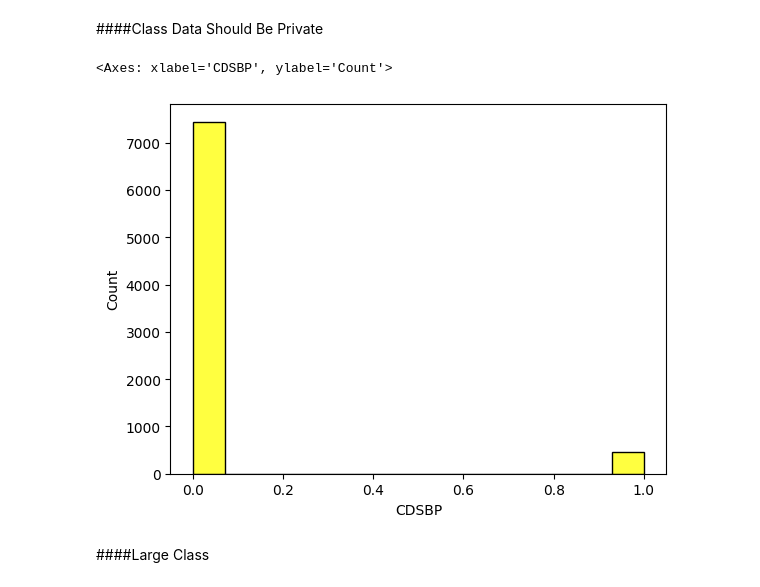
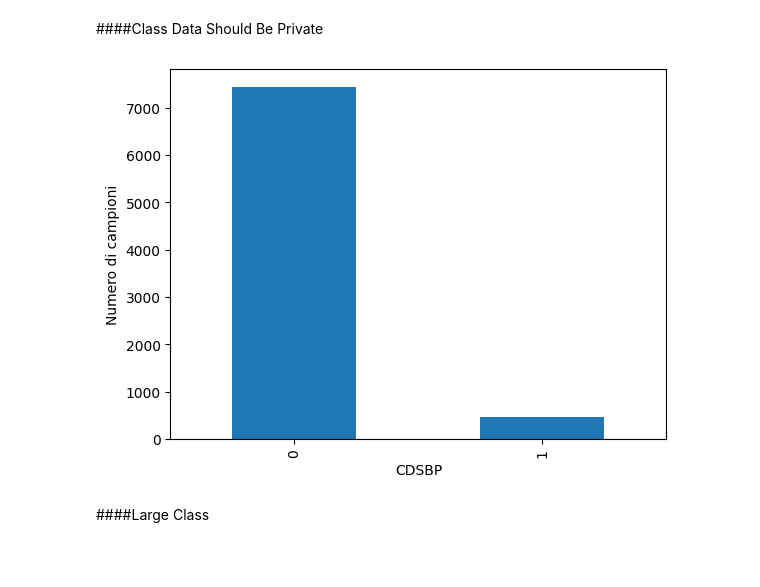
Before and after one commit to DarioDeMaio/Code_Smells_NLP, a Jupyter notebook: NLP_module/final_module.ipynb, the cells around one changed output. Saved outputs shown, nothing was run; the diff lists cells and outputs as text; code cells hidden in the pictures; blank space fills up the shorter version.

```diff
--- a/NLP_module/final_module.ipynb
+++ b/NLP_module/final_module.ipynb
@@ -279,9 +287,21 @@ sns.histplot(df['CC'], legend=True, color='yellow')
 # %% [markdown]
 ####Class Data Should Be Private
-# %%
-sns.histplot(df['CDSBP'], legend=True, color='yellow')
-# %% [output]
-<Axes: xlabel='CDSBP', ylabel='Count'>
-[figure, removed]
+# %%
+# sns.histplot(df['CDSBP'], legend=True, color='yellow')
+
+# Calcola la distribuzione delle etichette nel dataset
+distribuzione_etichette = df['CDSBP'].value_counts()
+
+# Crea il diagramma a barre
+distribuzione_etichette.plot(kind='bar')
+
+# Aggiungi etichette e titolo al diagramma
+plt.xlabel('CDSBP')
+plt.ylabel('Numero di campioni')
+
+# Mostra il diagramma a barre
+plt.show()
+# %% [output]
+[figure, added]
 # %% [markdown]
 ####Large Class
```
Also changed, not shown: parts of 39 cells of this notebook, 5 other files.
